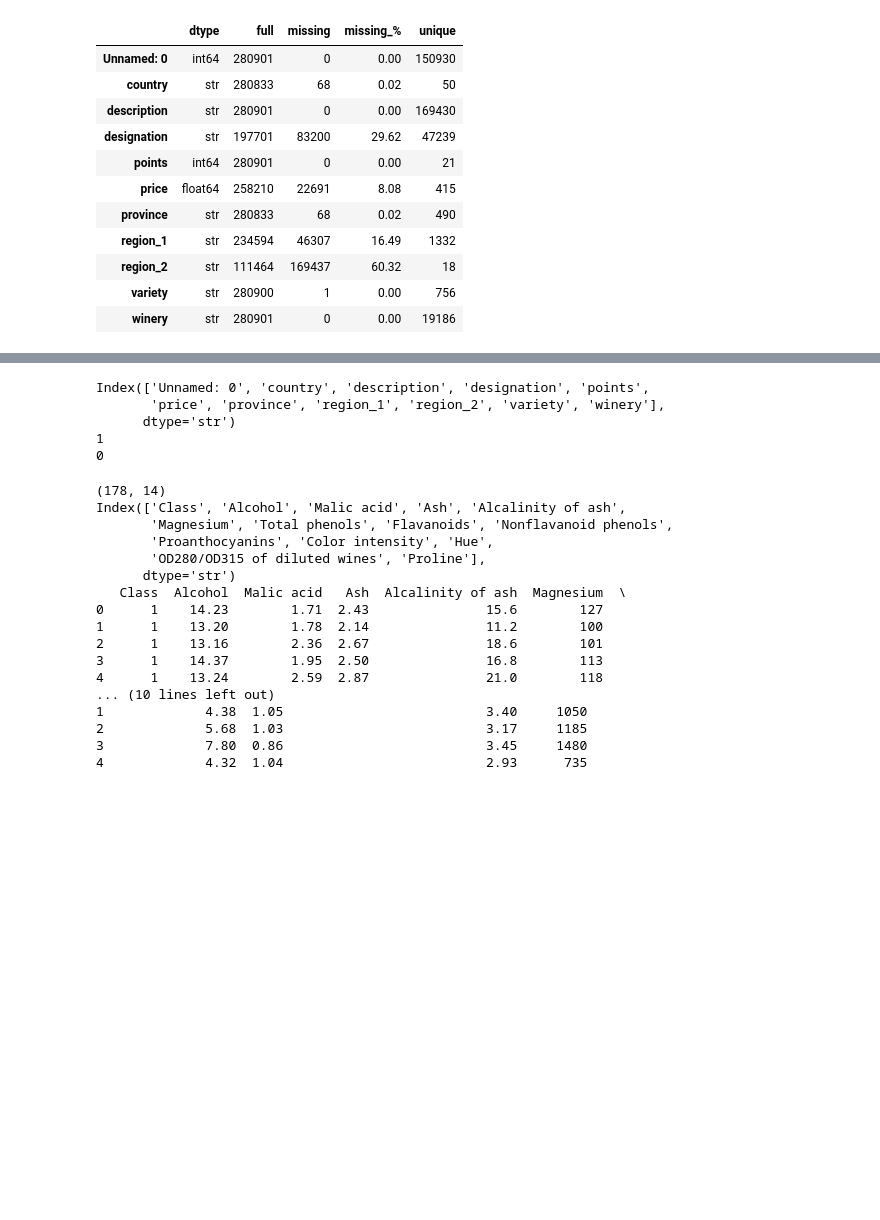
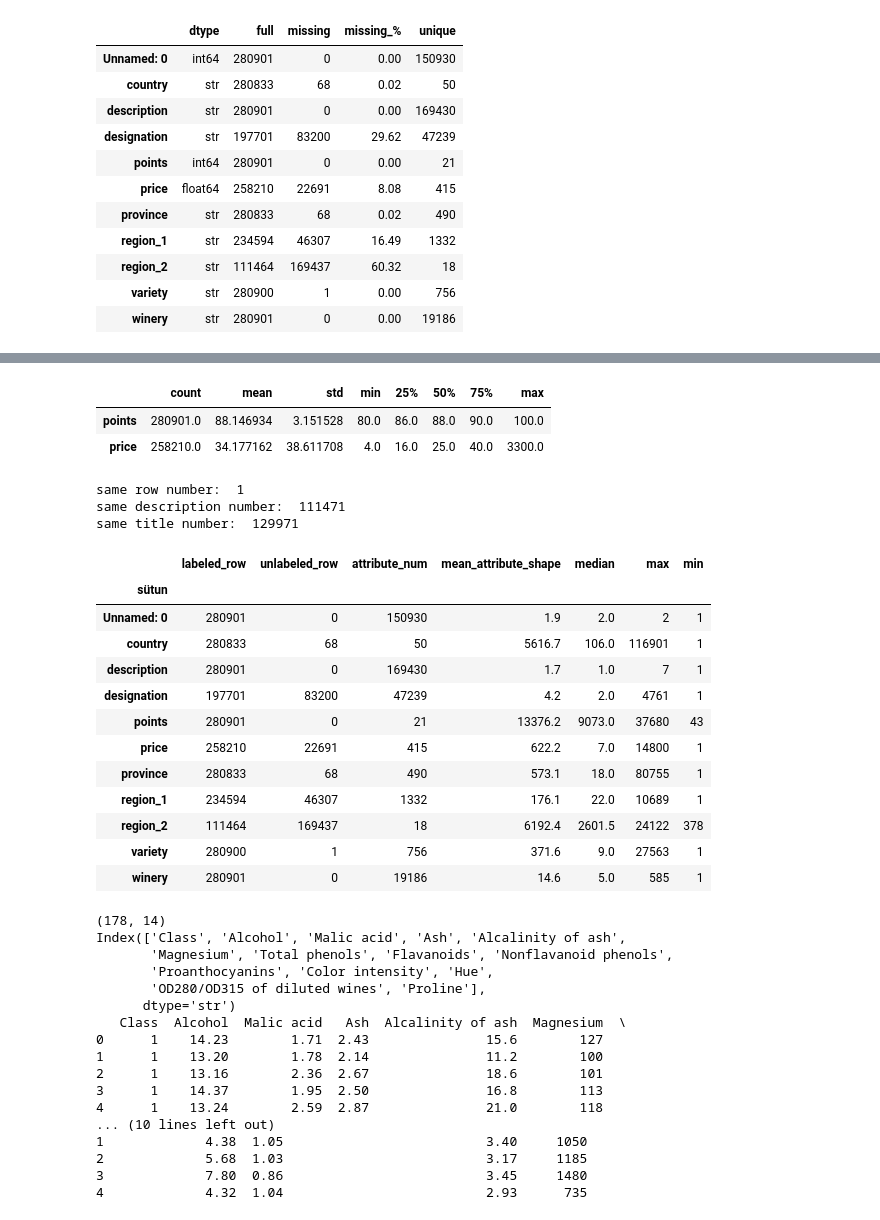
Before and after one commit to AUstundagx/Wine-Quality-Prediction, a Jupyter notebook: notebooks/data.ipynb, the cells around one changed output, grey strips where cells are left out. Drawn from its saved outputs; the diff is of its cells as text; code cells hidden in the pictures; blank space fills up the shorter version.

Commit message:
writing statistic about num_columns , editing duplicated rows and show same 'description' and 'Unnamed: 0 ' rows , using Robson & Amadhl_Culleton Table2 give us info about data

```diff
--- a/notebooks/data.ipynb
+++ b/notebooks/data.ipynb
@@ -81,14 +81,44 @@ plt.tight_layout(); plt.show()
+# %%
+#statistic of numeric columns
+df[["points","price"]].describe().T
+# %% [output]
+|  | count | mean | std | min | 25% | 50% | 75% | max |
+| points | 280901.0 | 88.146934 | 3.151528 | 80.0 | 86.0 | 88.0 | 90.0 | 100.0 |
+| price | 258210.0 | 34.177162 | 38.611708 | 4.0 | 16.0 | 25.0 | 40.0 | 3300.0 |
 # %%
-print(df.columns)
-print(df.duplicated().sum())
-df = df.drop_duplicates()
-print(df.duplicated().sum())
+#giving duplicated rows
+print(
+f"same row number: ", df.duplicated().sum(),
+f"\nsame description number: ",df.duplicated(subset=["description"]).sum(),
+f"\nsame title number: ",df.duplicated(subset=["Unnamed: 0"]).sum(),
+)
 # %% [output]
-Index(['Unnamed: 0', 'country', 'description', 'designation', 'points',
-       'price', 'province', 'region_1', 'region_2', 'variety', 'winery'],
-      dtype='str')
-1
-0
+same row number:  1
+same description number:  111471
+same title number:  129971
+# %%
+#Robson & Amadhl_Culleton_Table2
+rows = []
+for col in ['Unnamed: 0', 'country', 'description', 'designation', 'points', 'price', 'province', 'region_1', 'region_2', 'variety', 'winery']:
+    vc = df[col].value_counts()
+    rows.append({"sütun": col, "labeled_row": int(vc.sum()), "unlabeled_row": int(df[col].isna().sum()),
+                 "attribute_num": len(vc), "mean_attribute_shape": round(vc.mean(), 1),
+                 "median": vc.median(), "max": vc.max(), "min": vc.min()})
+pd.DataFrame(rows).set_index("sütun")
+# %% [output]
+|  | labeled_row | unlabeled_row | attribute_num | mean_attribute_shape | median | max | min |
+| sütun |  |  |  |  |  |  |  |
+| Unnamed: 0 | 280901 | 0 | 150930 | 1.9 | 2.0 | 2 | 1 |
+| country | 280833 | 68 | 50 | 5616.7 | 106.0 | 116901 | 1 |
+| description | 280901 | 0 | 169430 | 1.7 | 1.0 | 7 | 1 |
+| designation | 197701 | 83200 | 47239 | 4.2 | 2.0 | 4761 | 1 |
+| points | 280901 | 0 | 21 | 13376.2 | 9073.0 | 37680 | 43 |
+| price | 258210 | 22691 | 415 | 622.2 | 7.0 | 14800 | 1 |
+| province | 280833 | 68 | 490 | 573.1 | 18.0 | 80755 | 1 |
+| region_1 | 234594 | 46307 | 1332 | 176.1 | 22.0 | 10689 | 1 |
+| region_2 | 111464 | 169437 | 18 | 6192.4 | 2601.5 | 24122 | 378 |
+| variety | 280900 | 1 | 756 | 371.6 | 9.0 | 27563 | 1 |
+| winery | 280901 | 0 | 19186 | 14.6 | 5.0 | 585 | 1 |
 # %%
 columns = [
     "Class",
```
Also changed, not shown: parts of 1 cell of this notebook.
